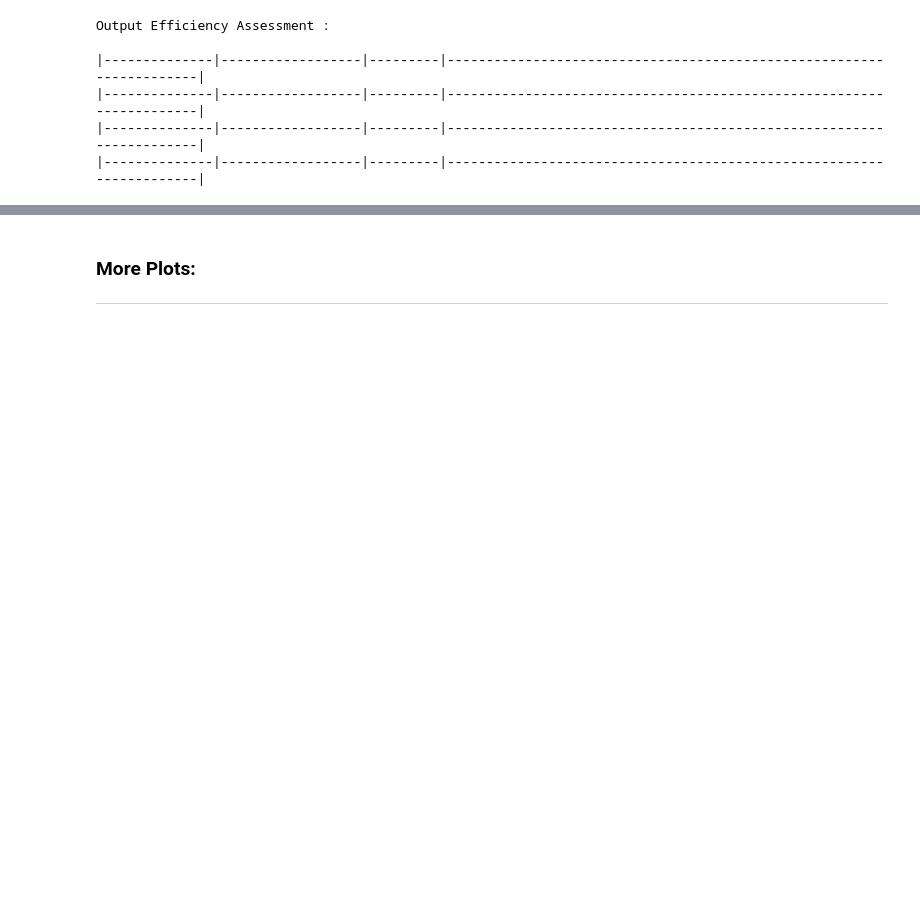
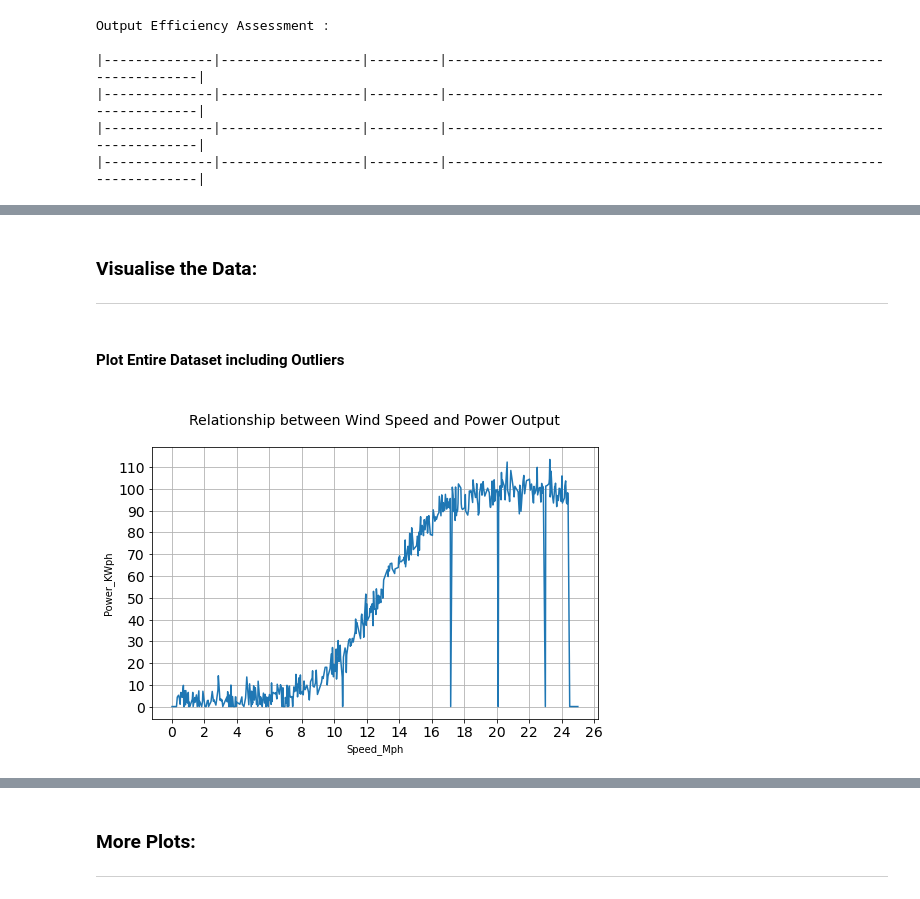
Before and after one commit to Fiona-600/Data-Analytics-2020-Project, a Jupyter notebook: Final Project 2020.ipynb, the cells around one changed output, grey strips where cells are left out. Saved outputs shown, nothing was run; the diff lists cells and outputs as text; code cells hidden in the pictures; blank space fills up the shorter version.

```diff
--- a/Final Project 2020.ipynb
+++ b/Final Project 2020.ipynb
@@ -294,0 +295,16 @@ Output Efficiency Assessment :
+# %% [markdown]
+### Visualise the Data:
+***
+# %% [markdown]
+#### Plot Entire Dataset including Outliers
+# %%
+plt.figure(figsize = (8, 5))
+plt.title('\nRelationship between Wind Speed and Power Output\n', fontsize = 14)
+plt.xticks([0, 2, 4, 6,8,10,12,14,16,18,20,22,24,26], size =14)
+plt.yticks([0, 10,20,30,40,50,60,70,80,90,100,110,120], size =14)
+plt.grid(True)
+plt.rcParams["axes.labelsize"] = 14
+sns.lineplot (x=df.Speed_Mph,y=df.Power_KWph)
+plt.show()
+# %% [output]
+[figure, added]
```
Also changed, not shown: parts of 73 cells of this notebook, 1 other file.
